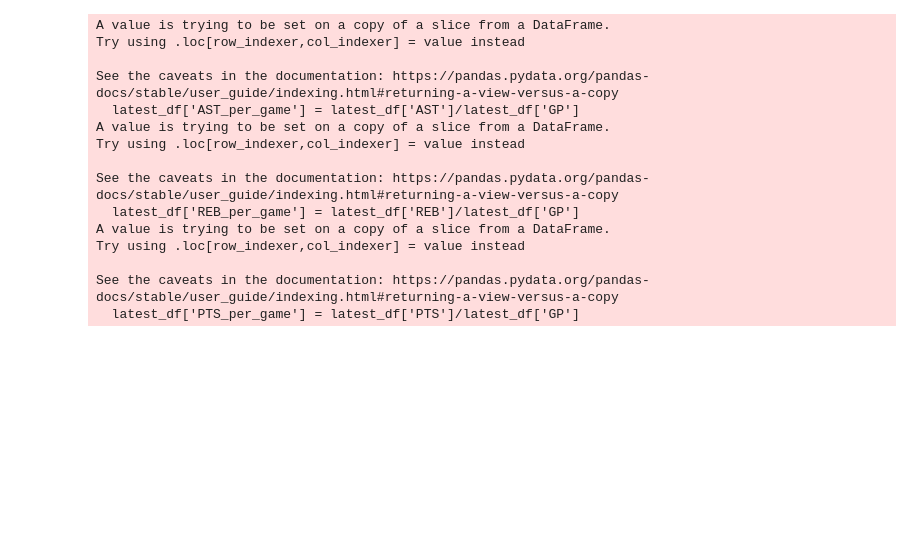
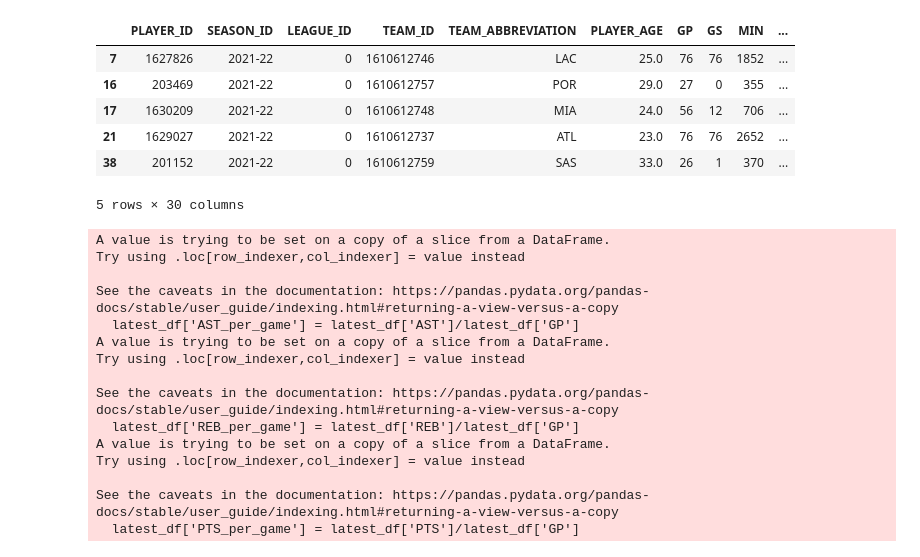
Before and after one commit to gabrielfior/nba-franchise-manager, a Jupyter notebook: notebooks/processing-initial-data.ipynb, the cells around one changed output. Saved outputs shown, nothing was run; the diff lists cells and outputs as text; code cells hidden in the pictures; blank space fills up the shorter version.

```diff
--- a/notebooks/processing-initial-data.ipynb
+++ b/notebooks/processing-initial-data.ipynb
@@ -9,6 +9,16 @@ df = pd.read_csv('all_players.csv')
 nba_players = [i for i in players.get_players() if i['is_active']==True]
 teams_df = pd.DataFrame(teams.get_teams())
 players_df = pd.DataFrame(nba_players)
+# %%
+latest_df.head()
+# %% [output]
+|  | PLAYER_ID | SEASON_ID | LEAGUE_ID | TEAM_ID | TEAM_ABBREVIATION | PLAYER_AGE | GP | GS | MIN | ... |
+| 7 | 1627826 | 2021-22 | 0 | 1610612746 | LAC | 25.0 | 76 | 76 | 1852 | ... |
+| 16 | 203469 | 2021-22 | 0 | 1610612757 | POR | 29.0 | 27 | 0 | 355 | ... |
+| 17 | 1630209 | 2021-22 | 0 | 1610612748 | MIA | 24.0 | 56 | 12 | 706 | ... |
+| 21 | 1629027 | 2021-22 | 0 | 1610612737 | ATL | 23.0 | 76 | 76 | 2652 | ... |
+| 38 | 201152 | 2021-22 | 0 | 1610612759 | SAS | 33.0 | 26 | 1 | 370 | ... |
+5 rows × 30 columns
 # %%
 latest_df = df[df['SEASON_ID'] == '2021-22']
 latest_df['AST_per_game'] = latest_df['AST']/latest_df['GP']
```
Also changed, not shown: parts of 11 cells of this notebook, 8 other files.
